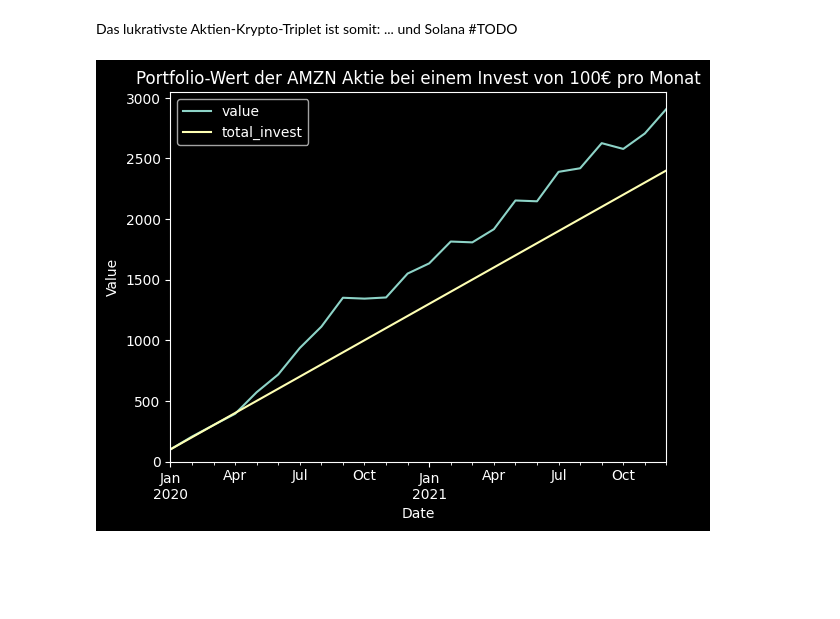
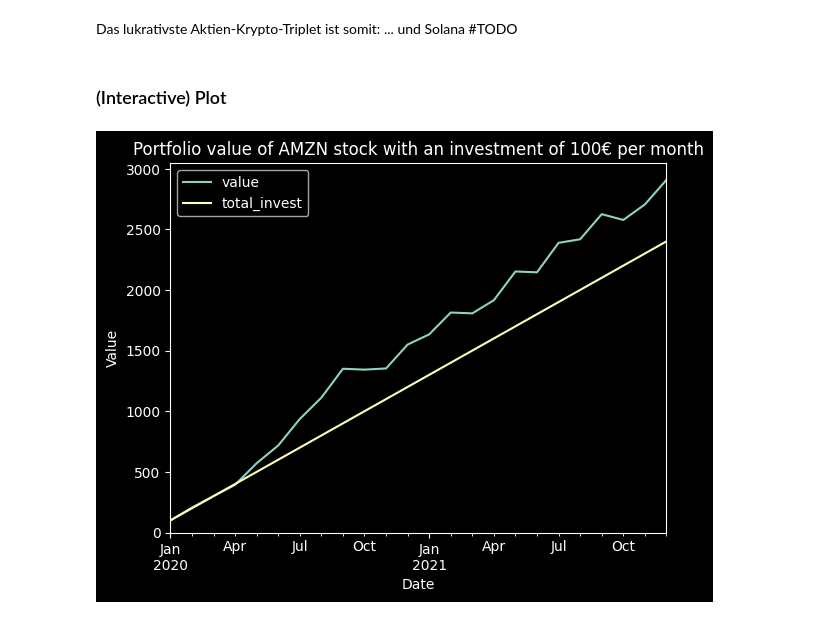
Before and after one commit to Mattis-Schulte/nasdaq-crypto-data-analytics-ws25-26, a Jupyter notebook: notebooks/02_data_analysis.ipynb, the cells around one changed output. Saved outputs shown, nothing was run; the diff lists cells and outputs as text; code cells hidden in the pictures; blank space fills up the shorter version.

```diff
--- a/notebooks/02_data_analysis.ipynb
+++ b/notebooks/02_data_analysis.ipynb
@@ -327,3 +389,5 @@ Höchste Rendite: SOL mit 129508.52 €
 105 rows × 3 columns
 # %% [markdown]
 Das lukrativste Aktien-Krypto-Triplet ist somit: ... und Solana     #TODO
+# %% [markdown]
+### (Interactive) Plot
@@ -330,37 +425,20 @@ Das lukrativste Aktien-Krypto-Triplet ist somit: ... und Solana     #TODO
 # %%
-# TODO Interactive Plot
+# MatPlotLib
 
+TICKER = "AMZN"
+IS_CRYPPTO = False
 START_DATE = pd.to_datetime("1.1.2020")
 END_DATE = pd.to_datetime("1.1.2022")
 INVEST = 100    # in Euros
-TICKER = "AMZN"
-IS_CRYPPTO = False
 
-if IS_CRYPPTO:
-    df_rendite = df_crypto_daily_pp.copy()
-else:
-    df_rendite = df_nasdaq_daily_pp.copy()
-
-if TICKER not in df_rendite["ticker"].values:
-    raise RuntimeError("Invalid Ticker. Check ticker and IS_CRYPTO")
-
-df_rendite = df_rendite[(df_rendite["ticker"] == TICKER) & (df_rendite["date"].between(START_DATE, END_DATE))]
-df_rendite = df_rendite.drop(["ticker", "open"], axis=1)
-df_rendite["month"] = df_rendite["date"].dt.to_period("M")
-df_rendite = df_rendite.groupby(["month"]).first()
-df_rendite = df_rendite.drop("date", axis=1)
-
-df_rendite["count"] = INVEST / df_rendite["close"]
-df_rendite["total_count"] = df_rendite["count"].cumsum()
-df_rendite["value"] = df_rendite["total_count"] * df_rendite["close"]
-df_rendite["total_invest"] = np.arange(1, len(df_rendite) + 1) * 100
+df_rendite = get_rendite(TICKER, IS_CRYPPTO, START_DATE, END_DATE, INVEST)
 
 p = df_rendite[["value", "total_invest"]].plot.line(
-    title=f"Portfolio-Wert der {TICKER} Aktie bei einem Invest von {INVEST}€ pro Monat",
+    title=f"Portfolio value of {TICKER} stock with an investment of {INVEST}€ per month",
     xlabel="Date",
     ylabel="Value",
     ylim=(0, None)
 )
 plt.show()
 # %% [output]
-[figure, old version]
+[figure, new version]
```
Also changed, not shown: parts of 31 cells of this notebook, 1 other file.
